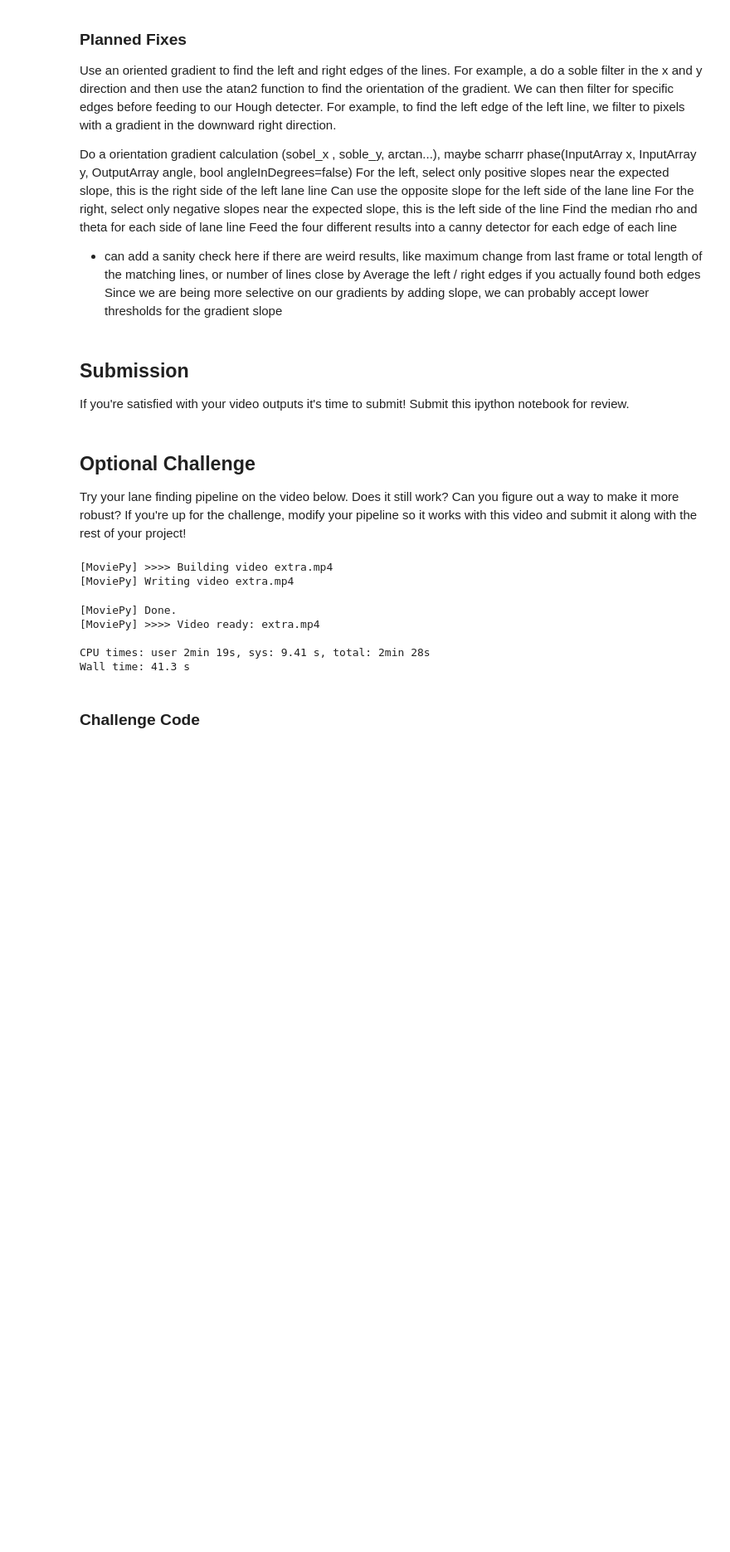
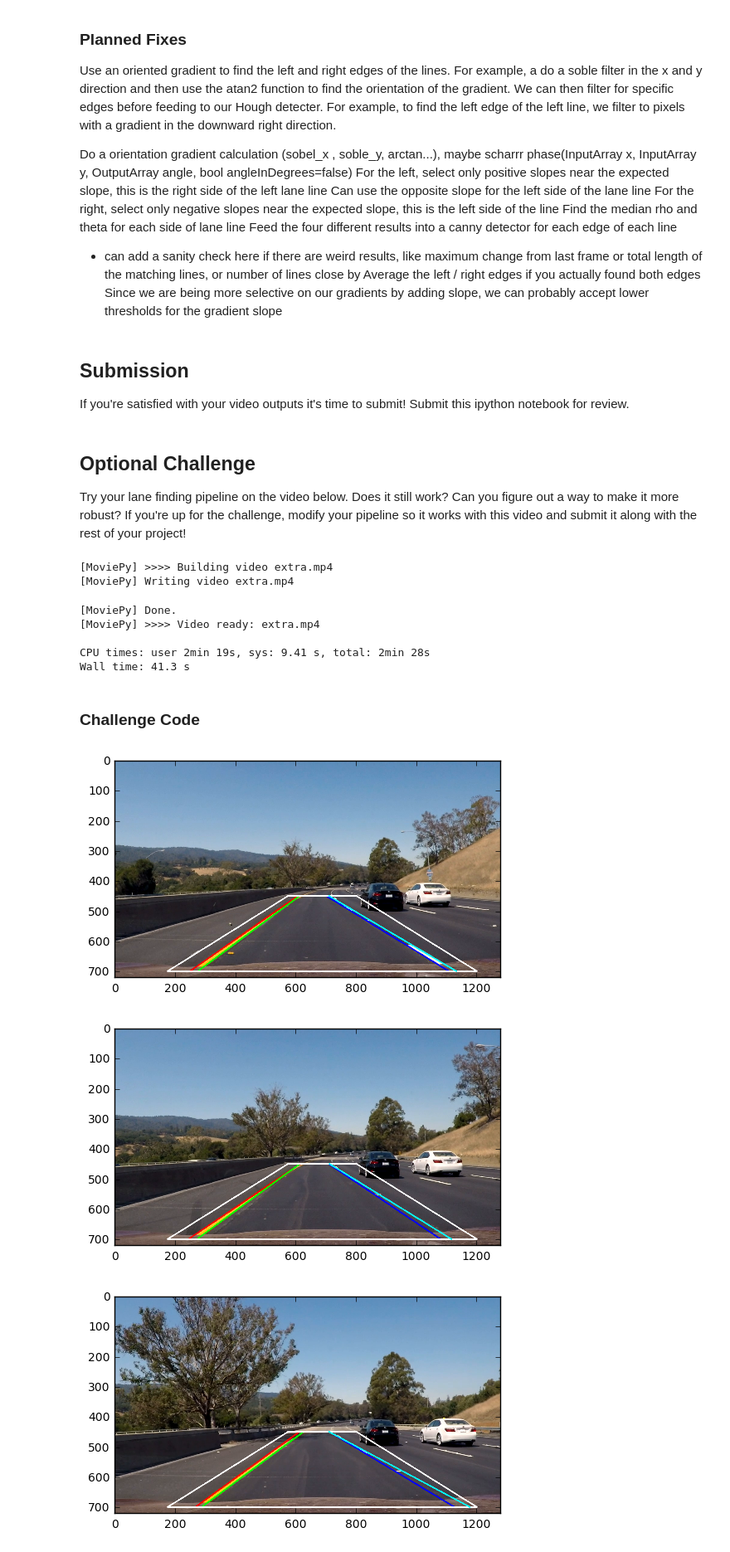
Before and after one commit to berickson/CarND-LaneLines-P1, a Jupyter notebook: P1.ipynb, the cells around one changed output. Shown at 83% size. Drawn from its saved outputs; the diff is of its cells as text; code cells hidden in the pictures; blank space fills up the shorter version.

Commit message:
challenge mostly working

```diff
--- a/P1.ipynb
+++ b/P1.ipynb
@@ -524,9 +514,7 @@ def show_gradient_for_angles(magnitude,direction,theta,tolerance):
     imint = im_float_to_int(matched)
     plt.imshow(imint,cmap='gray')
 # %%
-clip = VideoFileClip('challenge.mp4').get_frame(0)
-
-def add_lane_lines(img):
+def process_challenge_image(img, show_hough = False, clip_region = None, draw_clip_region = False):
     #img = mpimg.imread("test_images/solidYellowCurve.jpg")
     gray = grayscale(img)
     mag,direction = oriented_gradient(gray,deg=1)
@@ -536,16 +524,47 @@ def add_lane_lines(img):
     green = (0,255,0)
     blue = (0,0,255)
     cyan = (0,255,255)
+    white = (255,255,255)
     for theta,color in [(60,red),(-125,green),(-60,blue),(120,cyan)]: # lane detectors ordered from left to right
         imfloat = gradient_for_angles(mag,direction,theta,15)
         #print_image(imfloat, "imfloat")
         imint = im_float_to_int(imfloat)
         #print_image(imint, "imint")
         imbinary = im_int_to_binary(imint,20)
+        if clip_region is not None:
+            imbinary = region_of_interest(imbinary,np.int32([clip_region]))
+        if draw_clip_region:
+            cv2.polylines(img, np.int32([clip_region]), isClosed=True, color=white, thickness=3)
         #print_image(imbinary,"imbinary")
         #show_gradient_for_angles(mag,direction, theta,15)
-        lines = cv2.HoughLinesP(imbinary, rho = 3, theta = 2 * math.pi/180., threshold=15, minLineLength=30, maxLineGap=10)
+        lines = cv2.HoughLinesP(imbinary, rho = 3, theta = 2 * math.pi/180., threshold=20, minLineLength=20, maxLineGap=3)
         if lines is not None:
-            draw_lines(img,lines,color)
-        #houghed = interesting.copy()
+            if show_hough:
+                draw_lines(img,lines,color)
+            single_line = lane_line_from_lines(lines,clip_region)
+            if single_line is not None:
+                draw_lines(img,[[single_line]],color,thickness=4)
     return img
+# %%
+class challenge_processor:
+    def __init__(self):
+        self.show_hough = False
+        self.clip_region =  [(175,700),(1200,700),(800,450),(575,450)]
+        self.draw_clip_region = False
+
+    def process_image(self, img):
+        return process_challenge_image(img,show_hough = self.show_hough, clip_region = self.clip_region, draw_clip_region = self.draw_clip_region)
+# %%
+processor = challenge_processor()
+processor.show_hough = False
+processor.draw_clip_region = True
+clip = VideoFileClip('challenge.mp4')
+print_image(processor.process_image(clip.get_frame(1)))
+print_image(processor.process_image(clip.get_frame(2)))
+print_image(processor.process_image(clip.get_frame(3)))
+print_image(processor.process_image(clip.get_frame(4)))
+print_image(processor.process_image(clip.get_frame(5)))
+# %% [output]
+[figure, added]
+[figure, added]
+[figure, added]
```
Also changed, not shown: parts of 6 cells of this notebook.
